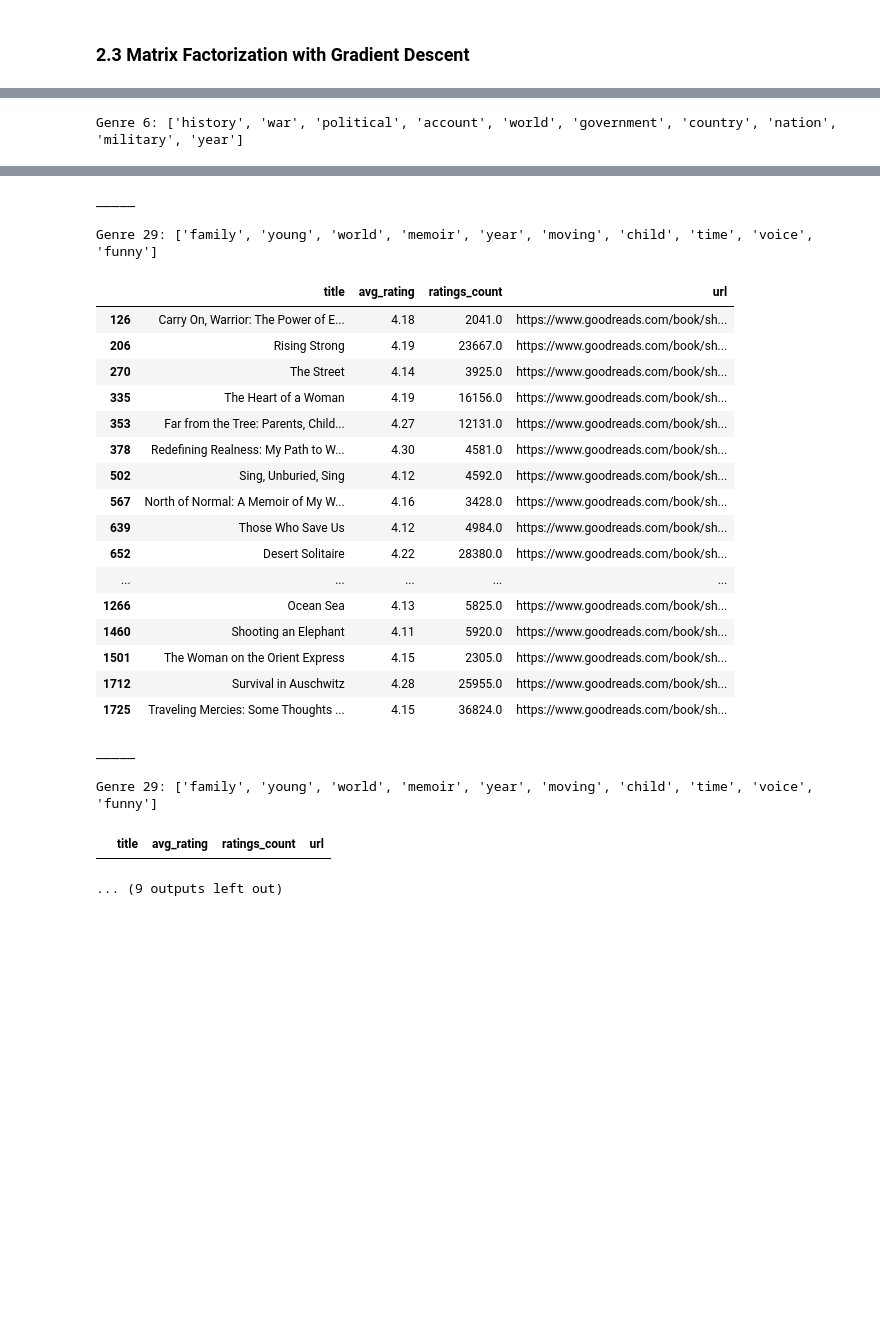
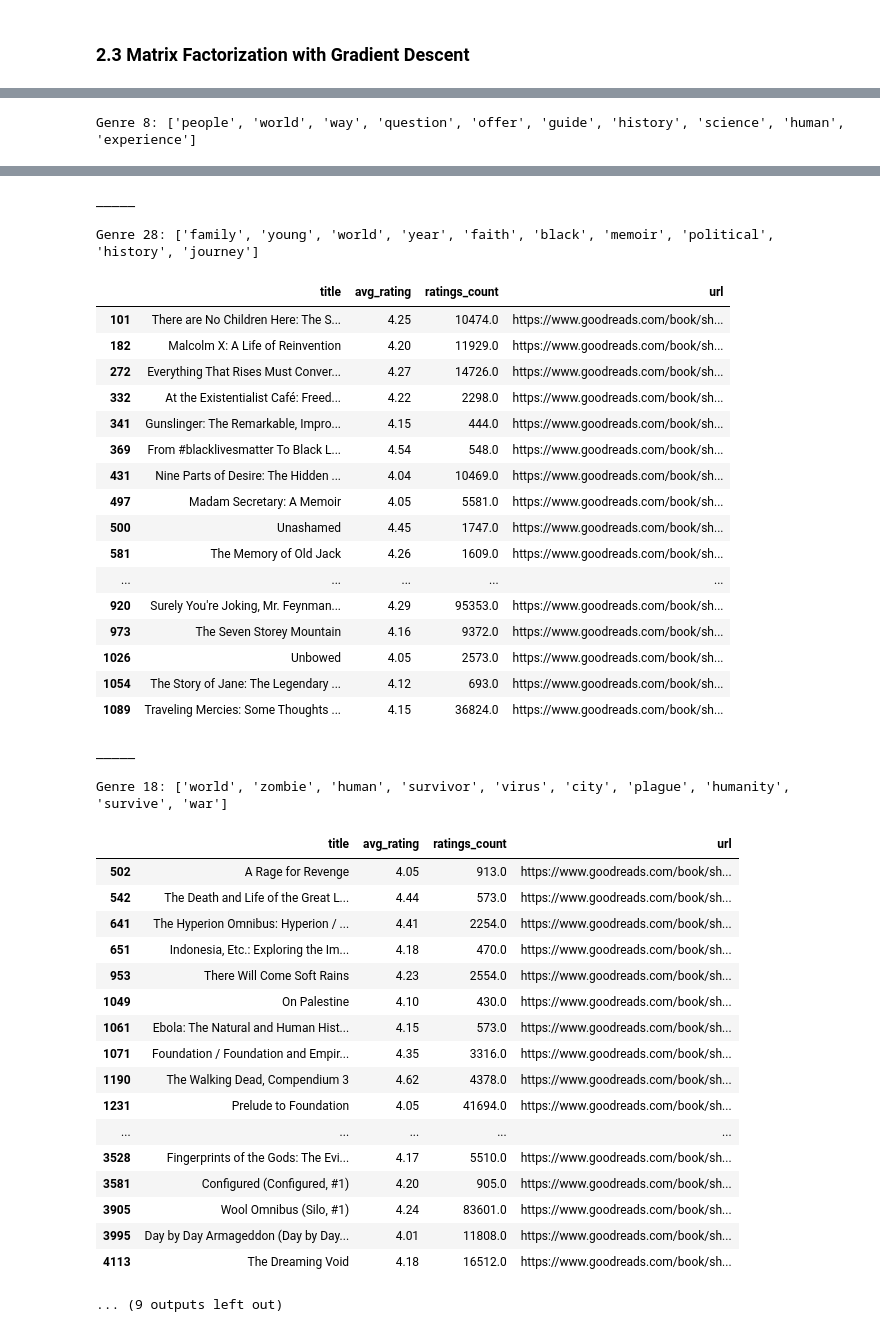
Before and after one commit to mraottth/projects, a Jupyter notebook: Goodreads Book Recommender/02_book_recommender.ipynb, the cells around one changed output, grey strips where cells are left out. Drawn from its saved outputs; the diff is of its cells as text; code cells hidden in the pictures; blank space fills up the shorter version.

```diff
--- a/Goodreads Book Recommender/02_book_recommender.ipynb
+++ b/Goodreads Book Recommender/02_book_recommender.ipynb
@@ -47,7 +47,7 @@ df_inferred_genres = pd.read_csv(wd + "/data/inferred_genres.csv")
 genre_descriptors = pd.read_csv(wd + "/data/inferred_genre_top_words.csv")
 
 # Join genres to books
-df_books = pd.merge(df_books, df_inferred_genres.drop(columns="title"), how="left", on="book_id")
+df_books = pd.merge(df_books, df_inferred_genres, how="left", on="book_id")
 
 # Filter out kids books
 df_books = df_books[df_books.loc[:,"children":"comic"].sum(axis=1) < 2]
@@ -173,8 +173,10 @@ def find_neighbors(n_neighbors, target_user, ratings_df, ind_books, books):
     # Filter out later volumes in series using regex pattern
     regex1 = r"#([2-9]|[1-9]\d+)"
     regex2 = r"Vol. ([0-9]|[1-9]\d+)"
+    regex3 = r"Volume ([0-9]|[1-9]\d+)"
     neighbor_user_ratings = neighbor_user_ratings[~neighbor_user_ratings["title"].str.contains(regex1)]
     neighbor_user_ratings = neighbor_user_ratings[~neighbor_user_ratings["title"].str.contains(regex2)]
+    neighbor_user_ratings = neighbor_user_ratings[~neighbor_user_ratings["title"].str.contains(regex3)]
     neighbor_user_ratings = neighbor_user_ratings[~neighbor_user_ratings["title"].str.contains("#1-")]
 
     # View target user's ratings
@@ -707,7 +742,7 @@ _____
 # %%
 # Find larger number of similar users than before to get broad pool of potentially relevant books
 gd_neighborhoodhood_ratings, target_user_ratings = find_neighbors(
-                                                        1000, target, df_reviews_norm, book_index, df_books)
+                                                        1500, target, df_reviews_norm, book_index, df_books)
 
 # Get unique users and books to slice df_reviews
 gd_neighborhood_index = gd_neighborhoodhood_ratings["uid"].unique()
@@ -782,10 +817,10 @@ def matrix_factorization(R, k_components=5, steps=4000, lr=0.0002, beta=0.03, de
 preds, user_embed, item_embed = matrix_factorization(
                                     R,
                                     k_components=50,
-                                    lr=0.01,
+                                    lr=0.009,
                                     beta=0.07,
                                     decay=True,
-                                    steps=6000,
+                                    steps=8000,
                                     verbose=1
                                 )
 df_preds_GD = pd.DataFrame(preds, columns=gd_neighborhood_book_index, index=gd_neighborhood_index)\
@@ -830,11 +867,11 @@ show_top_recs_by_genre(
     how="MF",
     whose_genres="target",
     n_genres=10,
-    min_score=4.1,
-    min_ratings=2000,
+    min_score=4.0,
+    min_ratings=400,
     n_recs=20,
     write_to_excel=False
 )
 # %% [output]
-Genre 6: ['history', 'war', 'political', 'account', 'world', 'government', 'country', 'nation', 'military', 'year']
+Genre 8: ['people', 'world', 'way', 'question', 'offer', 'guide', 'history', 'science', 'human', 'experience']
 |  | title | avg_rating | ratings_count | url |
@@ -917,25 +954,41 @@ Genre 14: ['history', 'biography', 'music', 'world', 'culture', 'century', 'year
 _____
 
-Genre 29: ['family', 'young', 'world', 'memoir', 'year', 'moving', 'child', 'time', 'voice', 'funny']
+Genre 28: ['family', 'young', 'world', 'year', 'faith', 'black', 'memoir', 'political', 'history', 'journey']
 |  | title | avg_rating | ratings_count | url |
-| 126 | Carry On, Warrior: The Power of E... | 4.18 | 2041.0 | https://www.goodreads.com/book/sh... |
-| 206 | Rising Strong | 4.19 | 23667.0 | https://www.goodreads.com/book/sh... |
-| 270 | The Street | 4.14 | 3925.0 | https://www.goodreads.com/book/sh... |
-| 335 | The Heart of a Woman | 4.19 | 16156.0 | https://www.goodreads.com/book/sh... |
-| 353 | Far from the Tree: Parents, Child... | 4.27 | 12131.0 | https://www.goodreads.com/book/sh... |
-| 378 | Redefining Realness: My Path to W... | 4.30 | 4581.0 | https://www.goodreads.com/book/sh... |
-| 502 | Sing, Unburied, Sing | 4.12 | 4592.0 | https://www.goodreads.com/book/sh... |
-| 567 | North of Normal: A Memoir of My W... | 4.16 | 3428.0 | https://www.goodreads.com/book/sh... |
-| 639 | Those Who Save Us | 4.12 | 4984.0 | https://www.goodreads.com/book/sh... |
-| 652 | Desert Solitaire | 4.22 | 28380.0 | https://www.goodreads.com/book/sh... |
+| 101 | There are No Children Here: The S... | 4.25 | 10474.0 | https://www.goodreads.com/book/sh... |
+| 182 | Malcolm X: A Life of Reinvention | 4.20 | 11929.0 | https://www.goodreads.com/book/sh... |
+| 272 | Everything That Rises Must Conver... | 4.27 | 14726.0 | https://www.goodreads.com/book/sh... |
+| 332 | At the Existentialist Café: Freed... | 4.22 | 2298.0 | https://www.goodreads.com/book/sh... |
+| 341 | Gunslinger: The Remarkable, Impro... | 4.15 | 444.0 | https://www.goodreads.com/book/sh... |
+| 369 | From #blacklivesmatter To Black L... | 4.54 | 548.0 | https://www.goodreads.com/book/sh... |
+| 431 | Nine Parts of Desire: The Hidden ... | 4.04 | 10469.0 | https://www.goodreads.com/book/sh... |
+| 497 | Madam Secretary: A Memoir | 4.05 | 5581.0 | https://www.goodreads.com/book/sh... |
+| 500 | Unashamed | 4.45 | 1747.0 | https://www.goodreads.com/book/sh... |
+| 581 | The Memory of Old Jack | 4.26 | 1609.0 | https://www.goodreads.com/book/sh... |
 | ... | ... | ... | ... | ... |
-| 1266 | Ocean Sea | 4.13 | 5825.0 | https://www.goodreads.com/book/sh... |
-| 1460 | Shooting an Elephant | 4.11 | 5920.0 | https://www.goodreads.com/book/sh... |
-| 1501 | The Woman on the Orient Express | 4.15 | 2305.0 | https://www.goodreads.com/book/sh... |
-| 1712 | Survival in Auschwitz | 4.28 | 25955.0 | https://www.goodreads.com/book/sh... |
-| 1725 | Traveling Mercies: Some Thoughts ... | 4.15 | 36824.0 | https://www.goodreads.com/book/sh... |
+| 920 | Surely You're Joking, Mr. Feynman... | 4.29 | 95353.0 | https://www.goodreads.com/book/sh... |
+| 973 | The Seven Storey Mountain | 4.16 | 9372.0 | https://www.goodreads.com/book/sh... |
+| 1026 | Unbowed | 4.05 | 2573.0 | https://www.goodreads.com/book/sh... |
+| 1054 | The Story of Jane: The Legendary ... | 4.12 | 693.0 | https://www.goodreads.com/book/sh... |
+| 1089 | Traveling Mercies: Some Thoughts ... | 4.15 | 36824.0 | https://www.goodreads.com/book/sh... |
 _____
 
-Genre 29: ['family', 'young', 'world', 'memoir', 'year', 'moving', 'child', 'time', 'voice', 'funny']
+Genre 18: ['world', 'zombie', 'human', 'survivor', 'virus', 'city', 'plague', 'humanity', 'survive', 'war']
 |  | title | avg_rating | ratings_count | url |
+| 502 | A Rage for Revenge | 4.05 | 913.0 | https://www.goodreads.com/book/sh... |
+| 542 | The Death and Life of the Great L... | 4.44 | 573.0 | https://www.goodreads.com/book/sh... |
+| 641 | The Hyperion Omnibus: Hyperion / ... | 4.41 | 2254.0 | https://www.goodreads.com/book/sh... |
+| 651 | Indonesia, Etc.: Exploring the Im... | 4.18 | 470.0 | https://www.goodreads.com/book/sh... |
+| 953 | There Will Come Soft Rains | 4.23 | 2554.0 | https://www.goodreads.com/book/sh... |
+| 1049 | On Palestine | 4.10 | 430.0 | https://www.goodreads.com/book/sh... |
+| 1061 | Ebola: The Natural and Human Hist... | 4.15 | 573.0 | https://www.goodreads.com/book/sh... |
+| 1071 | Foundation / Foundation and Empir... | 4.35 | 3316.0 | https://www.goodreads.com/book/sh... |
+| 1190 | The Walking Dead, Compendium 3 | 4.62 | 4378.0 | https://www.goodreads.com/book/sh... |
+| 1231 | Prelude to Foundation | 4.05 | 41694.0 | https://www.goodreads.com/book/sh... |
+| ... | ... | ... | ... | ... |
+| 3528 | Fingerprints of the Gods: The Evi... | 4.17 | 5510.0 | https://www.goodreads.com/book/sh... |
+| 3581 | Configured (Configured, #1) | 4.20 | 905.0 | https://www.goodreads.com/book/sh... |
+| 3905 | Wool Omnibus (Silo, #1) | 4.24 | 83601.0 | https://www.goodreads.com/book/sh... |
+| 3995 | Day by Day Armageddon (Day by Day... | 4.01 | 11808.0 | https://www.goodreads.com/book/sh... |
+| 4113 | The Dreaming Void | 4.18 | 16512.0 | https://www.goodreads.com/book/sh... |
 ... (9 outputs left out)
```
Also changed, not shown: parts of 17 cells of this notebook, 4 other files.
